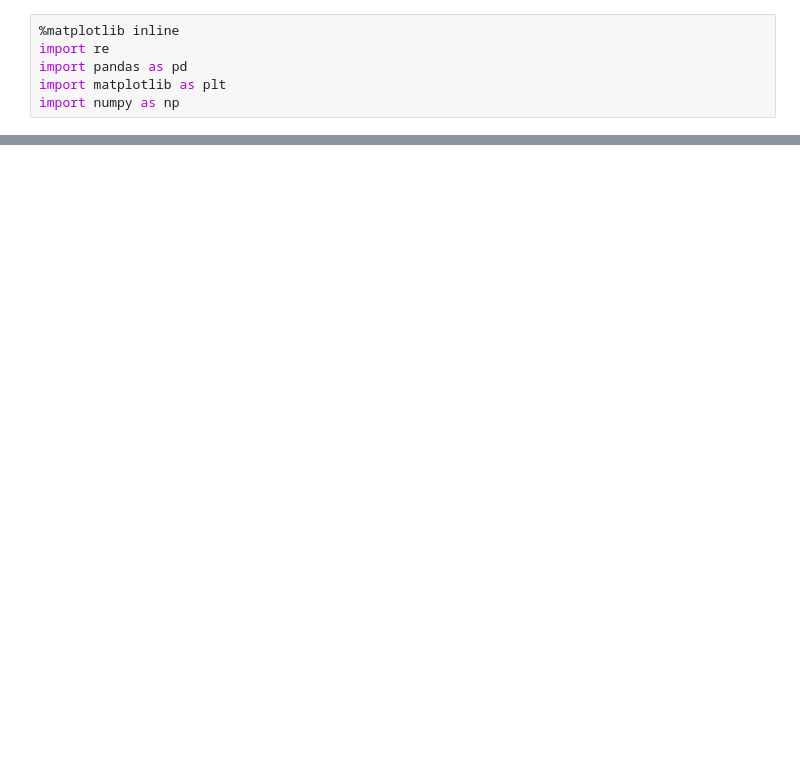
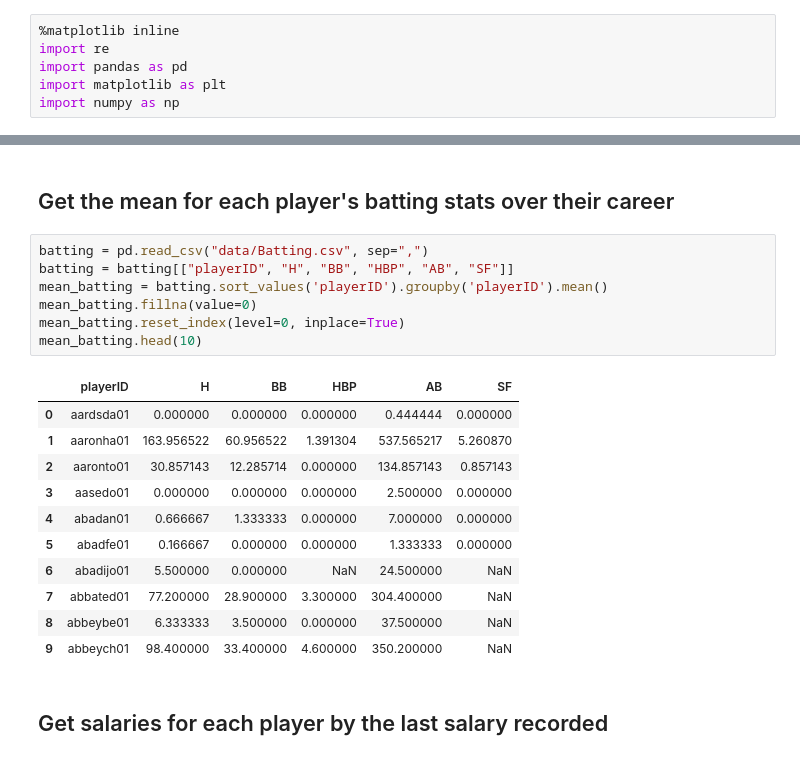
Before and after one commit to CameronBoudreau/moneyball, a Jupyter notebook: moneyball.ipynb, the cells around one changed output, grey strips where cells are left out. Cells and saved outputs as stored; diff of their text form; blank space fills up the shorter version.

```diff
--- a/moneyball.ipynb
+++ b/moneyball.ipynb
@@ -200,0 +26,23 @@ batting['OBP'] = get_obp(batting['H'], batting['AB'], batting['BB'], batting['SF
+# %% [markdown]
+## Get the mean for each player's batting stats over their career
+# %%
+batting = pd.read_csv("data/Batting.csv", sep=",")
+batting = batting[["playerID", "H", "BB", "HBP", "AB", "SF"]]
+mean_batting = batting.sort_values('playerID').groupby('playerID').mean()
+mean_batting.fillna(value=0)
+mean_batting.reset_index(level=0, inplace=True)
+mean_batting.head(10)
+# %% [output]
+|  | playerID | H | BB | HBP | AB | SF |
+| 0 | aardsda01 | 0.000000 | 0.000000 | 0.000000 | 0.444444 | 0.000000 |
+| 1 | aaronha01 | 163.956522 | 60.956522 | 1.391304 | 537.565217 | 5.260870 |
+| 2 | aaronto01 | 30.857143 | 12.285714 | 0.000000 | 134.857143 | 0.857143 |
+| 3 | aasedo01 | 0.000000 | 0.000000 | 0.000000 | 2.500000 | 0.000000 |
+| 4 | abadan01 | 0.666667 | 1.333333 | 0.000000 | 7.000000 | 0.000000 |
+| 5 | abadfe01 | 0.166667 | 0.000000 | 0.000000 | 1.333333 | 0.000000 |
+| 6 | abadijo01 | 5.500000 | 0.000000 | NaN | 24.500000 | NaN |
+| 7 | abbated01 | 77.200000 | 28.900000 | 3.300000 | 304.400000 | NaN |
+| 8 | abbeybe01 | 6.333333 | 3.500000 | 0.000000 | 37.500000 | NaN |
+| 9 | abbeych01 | 98.400000 | 33.400000 | 4.600000 | 350.200000 | NaN |
+# %% [markdown]
+## Get salaries for each player by the last salary recorded
```
Also changed, not shown: parts of 46 cells of this notebook, 1 other file.
